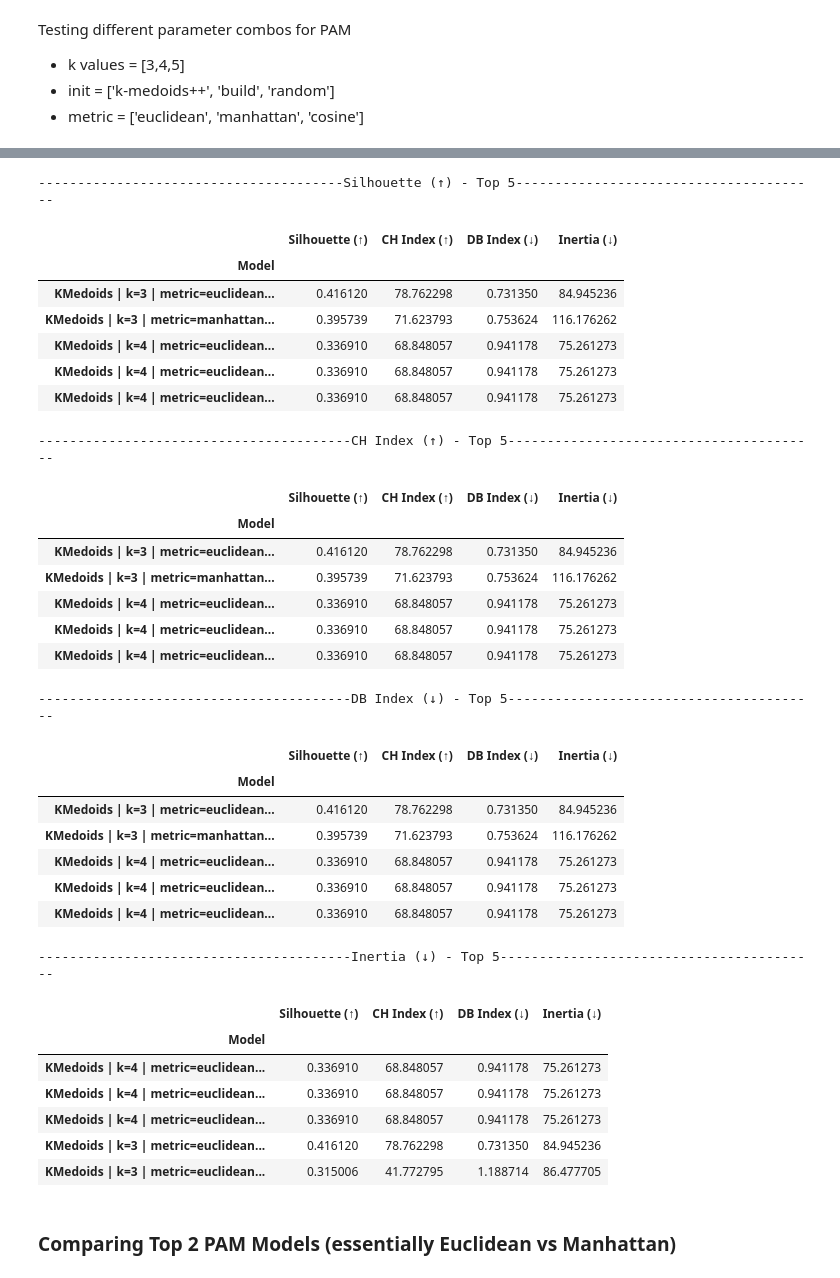
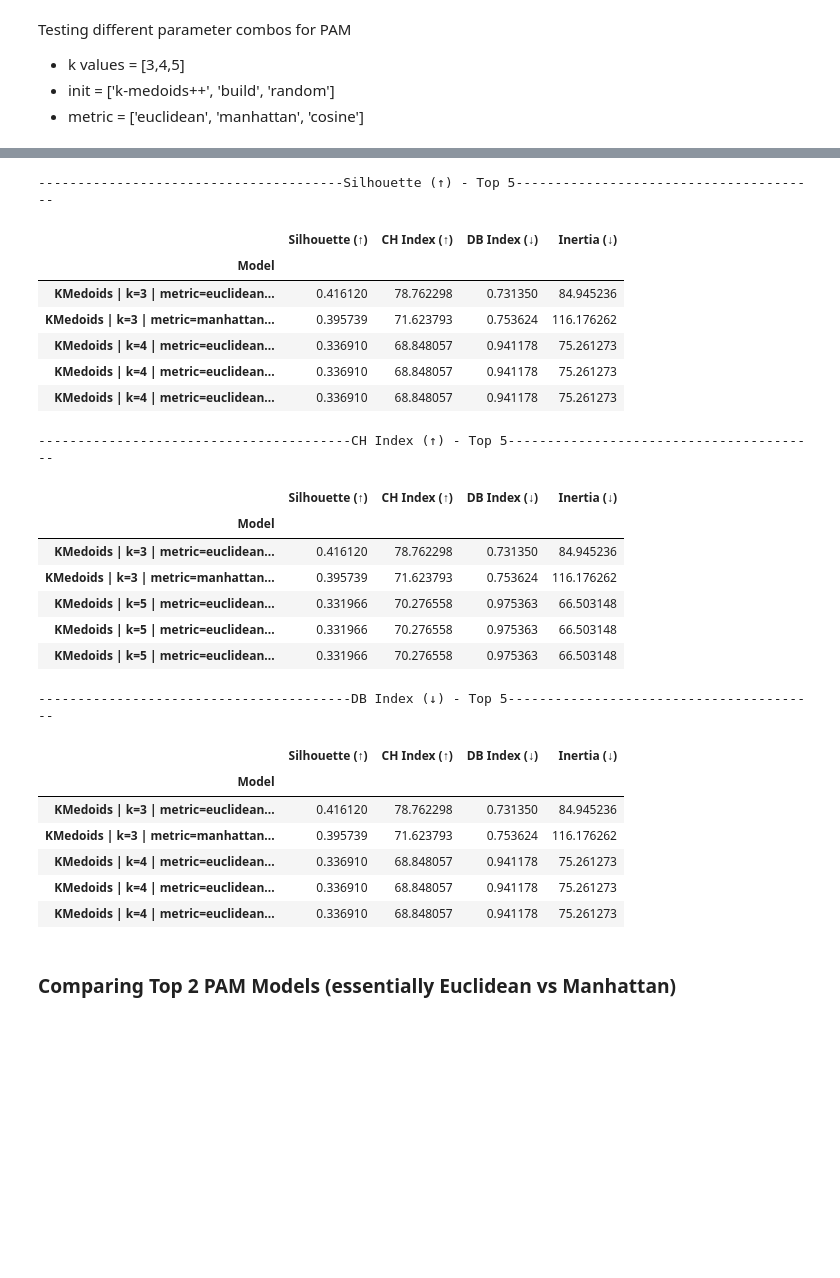
Before and after one commit to brianna-mitri/vehicle-sales-analysis, a Jupyter notebook: analysis/rfm_modeling.ipynb, the cells around one changed output, grey strips where cells are left out. Saved outputs shown, nothing was run; the diff lists cells and outputs as text; code cells hidden in the pictures; blank space fills up the shorter version.

Commit message:
Further compared models including runtime and determined best model is PAM

```diff
--- a/analysis/rfm_modeling.ipynb
+++ b/analysis/rfm_modeling.ipynb
@@ -1171,10 +1171,16 @@ Testing different parameter combos for PAM
 # testing multiple scenarios for pam model
 pam_combo_scores_df = get_models_scores(
     scaled_df=scaled_rfm_df, base_model=pam_model,
-    k_vals=range(3,5),
+    k_vals=range(3,6),
     pam_inits=['build', 'k-medoids++', 'heuristic'],
     changing_pam_metric=True
 )
+
+# get column names
+score_metrics = list(pam_combo_scores_df.columns)
+
+# display full df
+pam_combo_scores_df.sort_values(score_metrics[0], ascending=False)
 # %% [output]
 Finished scoring by silhouette
 Finished scoring by ch_score
@@ -1196,32 +1220,32 @@ Finished scoring by inertia
 # %%
 # filter out if silhouette score is below 0.3
 score_metrics = list(pam_combo_scores_df.columns)
 pam_combo_scores_df = pam_combo_scores_df[pam_combo_scores_df[score_metrics[0]] > 0.3].copy()
 
 # show top 5 for each category out of entire dataframe
 cnt = 0
-for sm in score_metrics:
+for sm in score_metrics[:-1]:
     asc = False if cnt < 2 else True
     print(f'{sm} - Top 5'.center(100, '-'))
-    display(pam_combo_scores_df.sort_values(sm, ascending=asc).head())
+    display(pam_combo_scores_df.sort_values(sm, ascending=asc).head(5))
     cnt+=1
 # %% [output]
 ---------------------------------------Silhouette (↑) - Top 5---------------------------------------
 |  | Silhouette (↑) | CH Index (↑) | DB Index (↓) | Inertia (↓) |
 | Model |  |  |  |  |
 | KMedoids | k=3 | metric=euclidean... | 0.416120 | 78.762298 | 0.731350 | 84.945236 |
 | KMedoids | k=3 | metric=manhattan... | 0.395739 | 71.623793 | 0.753624 | 116.176262 |
 | KMedoids | k=4 | metric=euclidean... | 0.336910 | 68.848057 | 0.941178 | 75.261273 |
 | KMedoids | k=4 | metric=euclidean... | 0.336910 | 68.848057 | 0.941178 | 75.261273 |
 | KMedoids | k=4 | metric=euclidean... | 0.336910 | 68.848057 | 0.941178 | 75.261273 |
 ----------------------------------------CH Index (↑) - Top 5----------------------------------------
 |  | Silhouette (↑) | CH Index (↑) | DB Index (↓) | Inertia (↓) |
 | Model |  |  |  |  |
 | KMedoids | k=3 | metric=euclidean... | 0.416120 | 78.762298 | 0.731350 | 84.945236 |
 | KMedoids | k=3 | metric=manhattan... | 0.395739 | 71.623793 | 0.753624 | 116.176262 |
-| KMedoids | k=4 | metric=euclidean... | 0.336910 | 68.848057 | 0.941178 | 75.261273 |
-| KMedoids | k=4 | metric=euclidean... | 0.336910 | 68.848057 | 0.941178 | 75.261273 |
-| KMedoids | k=4 | metric=euclidean... | 0.336910 | 68.848057 | 0.941178 | 75.261273 |
+| KMedoids | k=5 | metric=euclidean... | 0.331966 | 70.276558 | 0.975363 | 66.503148 |
+| KMedoids | k=5 | metric=euclidean... | 0.331966 | 70.276558 | 0.975363 | 66.503148 |
+| KMedoids | k=5 | metric=euclidean... | 0.331966 | 70.276558 | 0.975363 | 66.503148 |
 ----------------------------------------DB Index (↓) - Top 5----------------------------------------
 |  | Silhouette (↑) | CH Index (↑) | DB Index (↓) | Inertia (↓) |
 | Model |  |  |  |  |
@@ -1230,14 +1254,6 @@ for sm in score_metrics:
 | KMedoids | k=4 | metric=euclidean... | 0.336910 | 68.848057 | 0.941178 | 75.261273 |
 | KMedoids | k=4 | metric=euclidean... | 0.336910 | 68.848057 | 0.941178 | 75.261273 |
 | KMedoids | k=4 | metric=euclidean... | 0.336910 | 68.848057 | 0.941178 | 75.261273 |
-----------------------------------------Inertia (↓) - Top 5-----------------------------------------
-|  | Silhouette (↑) | CH Index (↑) | DB Index (↓) | Inertia (↓) |
-| Model |  |  |  |  |
-| KMedoids | k=4 | metric=euclidean... | 0.336910 | 68.848057 | 0.941178 | 75.261273 |
-| KMedoids | k=4 | metric=euclidean... | 0.336910 | 68.848057 | 0.941178 | 75.261273 |
-| KMedoids | k=4 | metric=euclidean... | 0.336910 | 68.848057 | 0.941178 | 75.261273 |
-| KMedoids | k=3 | metric=euclidean... | 0.416120 | 78.762298 | 0.731350 | 84.945236 |
-| KMedoids | k=3 | metric=euclidean... | 0.315006 | 41.772795 | 1.188714 | 86.477705 |
 # %% [markdown]
 ### Comparing Top 2 PAM Models (essentially Euclidean vs Manhattan)
 # %% [markdown]
```
Also changed, not shown: parts of 19 cells of this notebook.
